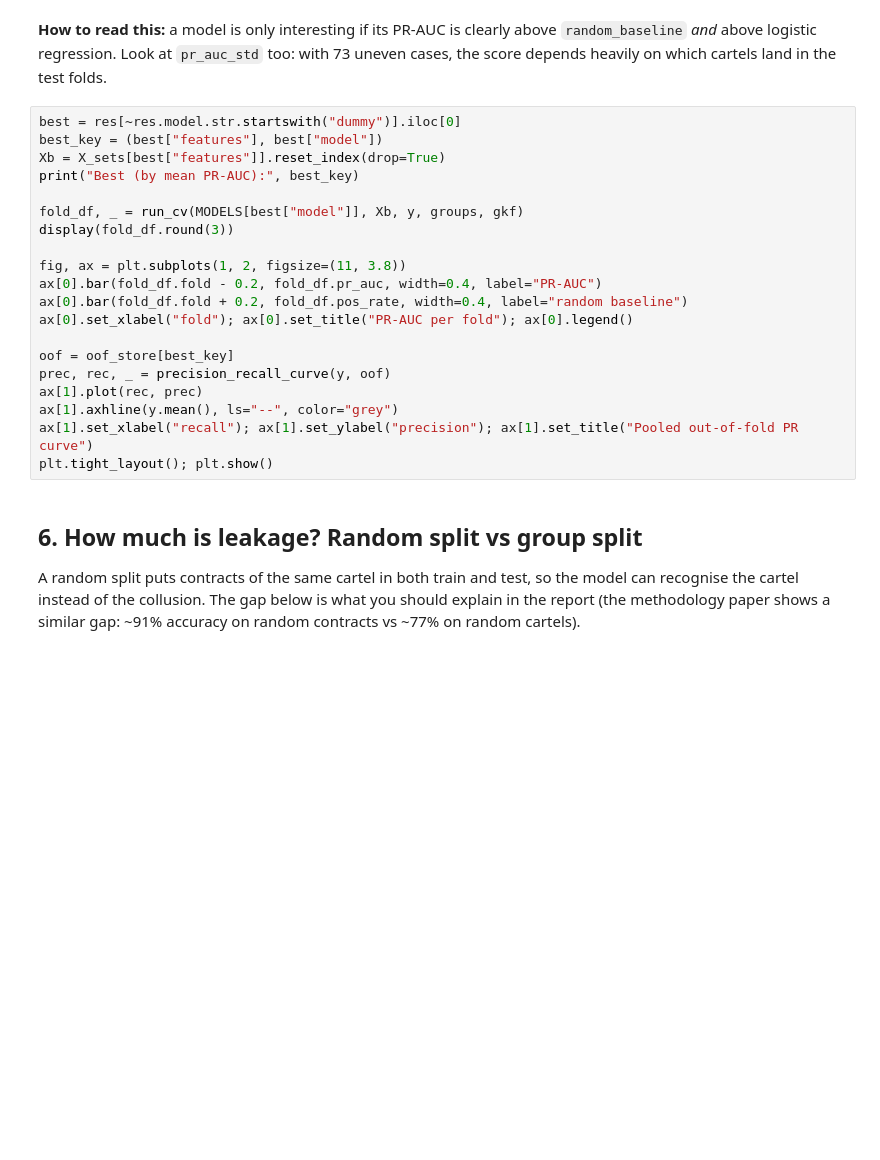
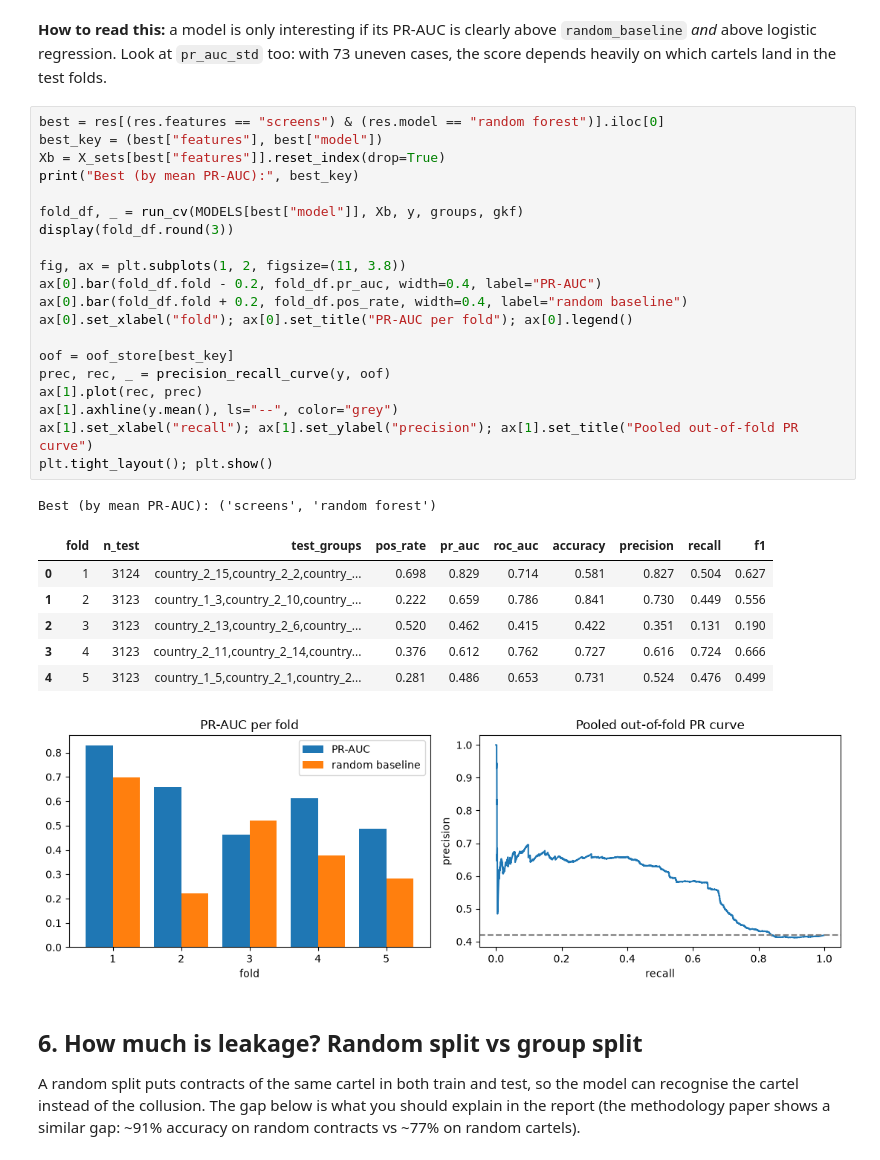
Before and after one commit to Yessin0/Procurement, a Jupyter notebook: notebooks/ml_baseline.ipynb, the cells around one changed output. Cells and saved outputs as stored; diff of their text form; blank space fills up the shorter version.

```diff
--- a/notebooks/ml_baseline.ipynb
+++ b/notebooks/ml_baseline.ipynb
@@ -166,25 +208,34 @@ display(res.round(3))
 **How to read this:** a model is only interesting if its PR-AUC is clearly above `random_baseline` *and* above logistic regression.
 Look at `pr_auc_std` too: with 73 uneven cases, the score depends heavily on which cartels land in the test folds.
 # %%
-best = res[~res.model.str.startswith("dummy")].iloc[0]
+best = res[(res.features == "screens") & (res.model == "random forest")].iloc[0]
 best_key = (best["features"], best["model"])
 Xb = X_sets[best["features"]].reset_index(drop=True)
 print("Best (by mean PR-AUC):", best_key)
 
 fold_df, _ = run_cv(MODELS[best["model"]], Xb, y, groups, gkf)
 display(fold_df.round(3))
 
 fig, ax = plt.subplots(1, 2, figsize=(11, 3.8))
 ax[0].bar(fold_df.fold - 0.2, fold_df.pr_auc, width=0.4, label="PR-AUC")
 ax[0].bar(fold_df.fold + 0.2, fold_df.pos_rate, width=0.4, label="random baseline")
 ax[0].set_xlabel("fold"); ax[0].set_title("PR-AUC per fold"); ax[0].legend()
 
 oof = oof_store[best_key]
 prec, rec, _ = precision_recall_curve(y, oof)
 ax[1].plot(rec, prec)
 ax[1].axhline(y.mean(), ls="--", color="grey")
 ax[1].set_xlabel("recall"); ax[1].set_ylabel("precision"); ax[1].set_title("Pooled out-of-fold PR curve")
 plt.tight_layout(); plt.show()
+# %% [output]
+Best (by mean PR-AUC): ('screens', 'random forest')
+|  | fold | n_test | test_groups | pos_rate | pr_auc | roc_auc | accuracy | precision | recall | f1 |
+| 0 | 1 | 3124 | country_2_15,country_2_2,country_... | 0.698 | 0.829 | 0.714 | 0.581 | 0.827 | 0.504 | 0.627 |
+| 1 | 2 | 3123 | country_1_3,country_2_10,country_... | 0.222 | 0.659 | 0.786 | 0.841 | 0.730 | 0.449 | 0.556 |
+| 2 | 3 | 3123 | country_2_13,country_2_6,country_... | 0.520 | 0.462 | 0.415 | 0.422 | 0.351 | 0.131 | 0.190 |
+| 3 | 4 | 3123 | country_2_11,country_2_14,country... | 0.376 | 0.612 | 0.762 | 0.727 | 0.616 | 0.724 | 0.666 |
+| 4 | 5 | 3123 | country_1_5,country_2_1,country_2... | 0.281 | 0.486 | 0.653 | 0.731 | 0.524 | 0.476 | 0.499 |
+[figure, added]
 # %% [markdown]
 ## 6. How much is leakage? Random split vs group split
 
```
Also changed, not shown: parts of 12 cells of this notebook, 17 other files.
